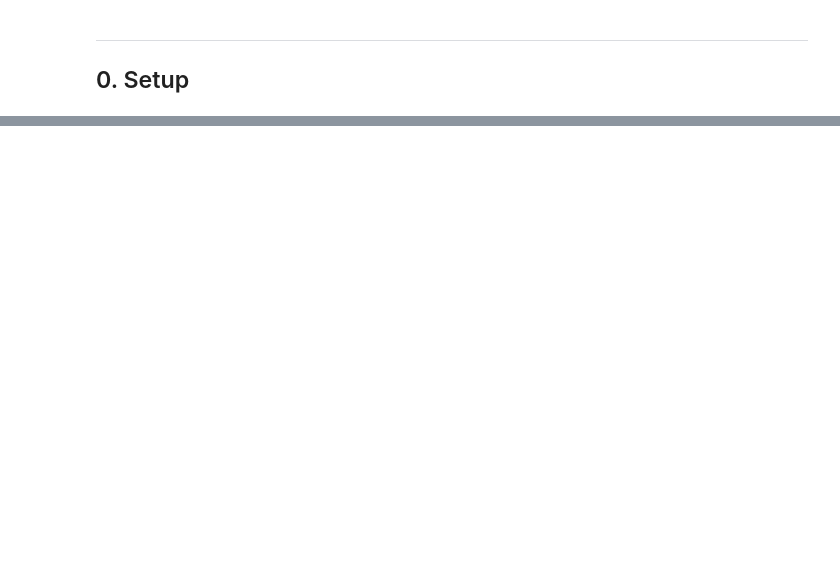
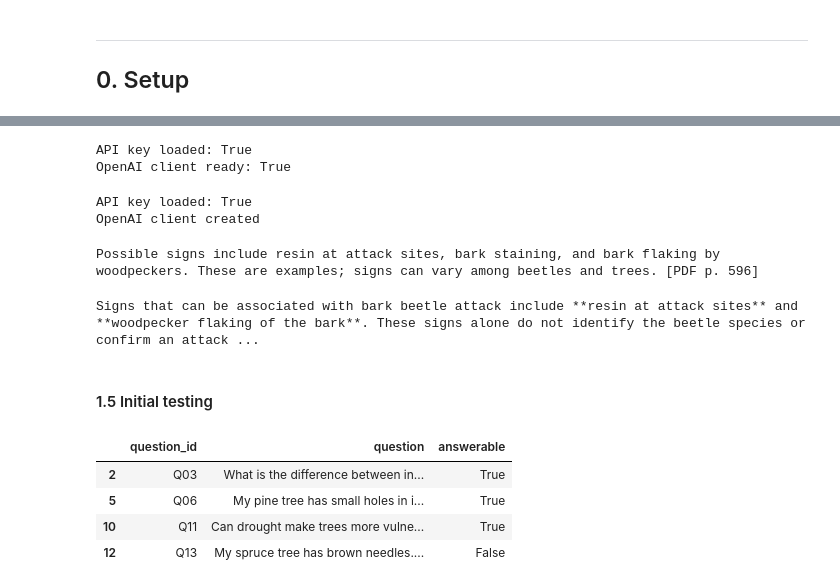
Before and after one commit to zoedoucet/project-3-ai-product, a Jupyter notebook: notebooks/02_build.ipynb, the cells around one changed output, grey strips where cells are left out. Drawn from its saved outputs; the diff is of its cells as text; code cells hidden in the pictures; blank space fills up the shorter version.

Commit message:
creating the pipeline

```diff
--- a/notebooks/02_build.ipynb
+++ b/notebooks/02_build.ipynb
@@ -61,0 +444,70 @@ Run it on three or four questions from your evaluation set and read the answers
+# %%
+import os
+from pathlib import Path
+from dotenv import load_dotenv
+from openai import OpenAI
+
+# Load the API key from the project root
+load_dotenv(Path("..") / ".env")
+
+# Create the OpenAI client
+openai_client = OpenAI()
+
+print("API key loaded:", bool(os.getenv("OPENAI_API_KEY")))
+print("OpenAI client ready:", hasattr(openai_client, "responses"))
+# %% [output]
+API key loaded: True
+OpenAI client ready: True
+# %%
+# Load the API key from the project root
+load_dotenv(Path("..") / ".env")
+
+# Check that the key is available without displaying it
+print("API key loaded:", bool(os.getenv("OPENAI_API_KEY")))
+
+# Create the OpenAI client
+client = OpenAI()
+print("OpenAI client created")
+# %% [output]
+API key loaded: True
+OpenAI client created
+# %%
+# Generate an answer from the grounded prompt
+answer = generate_answer(
+    prompt=prompt,
+    client=client)
+
+print(answer)
+# %% [output]
+Possible signs include resin at attack sites, bark staining, and bark flaking by woodpeckers. These are examples; signs can vary among beetles and trees. [PDF p. 596]
+# %%
+# Test the end-to-end RAG pipeline
+question = "What signs can indicate a bark beetle attack?"
+
+answer = ask_tree_assistant(
+    question=question,
+    model=model,
+    collection=collection,
+    client=openai_client,
+    k=5)
+
+print(answer)
+# %% [output]
+Signs that can be associated with bark beetle attack include **resin at attack sites** and **woodpecker flaking of the bark**. These signs alone do not identify the beetle species or confirm an attack ...
+# %% [markdown]
+#### 1.5 Initial testing
+# %%
+# Loading the evaluation dataset from Notebook 01
+eval_df = pd.read_csv("../data/evaluation.csv")
+
+# Selecting four questions covering different situations
+test_questions = eval_df[eval_df["question_id"].isin(["Q03", "Q06", "Q11", "Q13"])]
+
+# Displaying the selected questions
+display(test_questions[["question_id", "question", "answerable"]])
+# %% [output]
+|  | question_id | question | answerable |
+| 2 | Q03 | What is the difference between in... | True |
+| 5 | Q06 | My pine tree has small holes in i... | True |
+| 10 | Q11 | Can drought make trees more vulne... | True |
+| 12 | Q13 | My spruce tree has brown needles.... | False |
```
Also changed, not shown: parts of 46 cells of this notebook.
